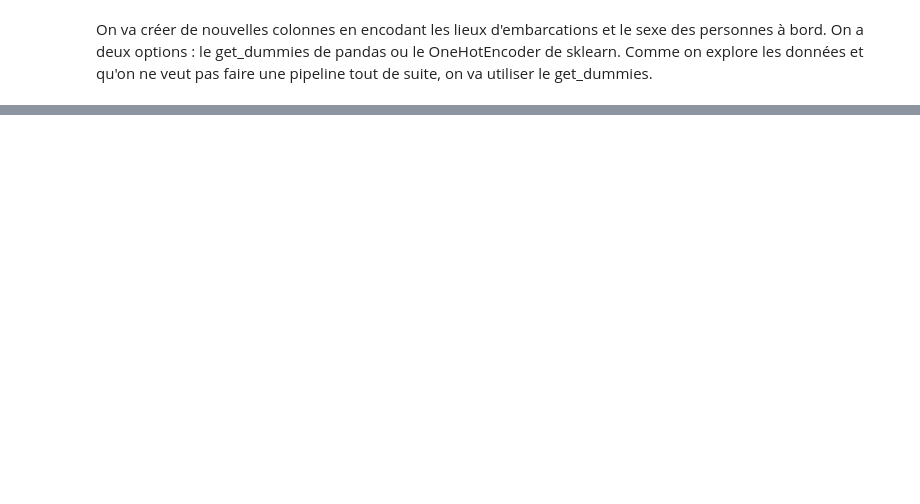
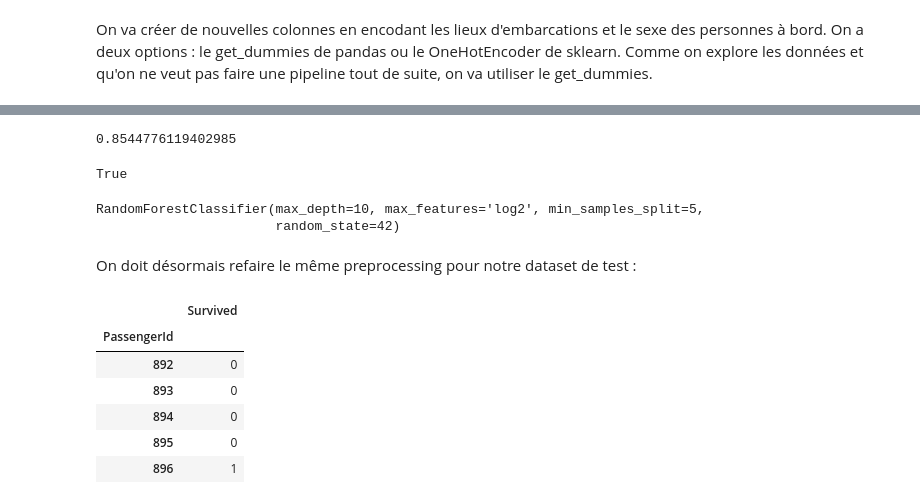
Before and after one commit to leclercrafael/kaggle_titanic, a Jupyter notebook: main.ipynb, the cells around one changed output, grey strips where cells are left out. Drawn from its saved outputs; the diff is of its cells as text; code cells hidden in the pictures; blank space fills up the shorter version.

Commit message:
Final classifier

```diff
--- a/main.ipynb
+++ b/main.ipynb
@@ -65,0 +166,7 @@ On va créer de nouvelles colonnes en encodant les lieux d'embarcations et le se
+# %%
+#We test again a model in order to have the value of accuracy or 'precision'
+from sklearn import metrics
+rf1=RandomForestClassifier(random_state=4)
+rf1.fit(X_train,y_train)
+print(rf1.score(X_test,y_test))
+print(metrics.precision_score(y_test, rf1.predict(X_test)))
@@ -65,0 +178,15 @@ On va créer de nouvelles colonnes en encodant les lieux d'embarcations et le se
+# %%
+rf=RandomForestClassifier(random_state=4)
+
+param_grid = {
+    'n_estimators': [100, 200, 500],
+    'max_depth': [3, 5, 10, 20, None],
+    'min_samples_split': [2, 5],
+    'min_samples_leaf': [0.1, 1, 2, 5],
+    'max_features': ['sqrt', 'log2'],
+    'random_state': [42]
+}
+
+grid = model_selection.GridSearchCV(rf, param_grid=param_grid, cv=kfold)
+
+grid.fit(X_train,y_train)
@@ -65,0 +199,17 @@ On va créer de nouvelles colonnes en encodant les lieux d'embarcations et le se
+# %%
+rf_final = RandomForestClassifier ( max_depth=10, max_features='log2', min_samples_leaf=1, min_samples_split=5, n_estimators=100, random_state=42)
+rf_final.fit(X_train, y_train)
+rf_final.score(X_test, y_test)
+# %% [output]
+0.8544776119402985
+# %%
+X.shape[0] == y.shape[0]
+# %% [output]
+True
+# %%
+rf_final.fit(X,y)
+# %% [output]
+RandomForestClassifier(max_depth=10, max_features='log2', min_samples_split=5,
+                       random_state=42)
+# %% [markdown]
+On doit désormais refaire le même preprocessing pour notre dataset de test :
@@ -65,0 +229,18 @@ On va créer de nouvelles colonnes en encodant les lieux d'embarcations et le se
+# %%
+import pickle
+pic=pickle.dumps(rf_final)
+rf_final=pickle.loads(pic)
+#X_truetest=process(X_truetest)
+y_pred=rf_final.predict(X_truetest)
+
+pred=pd.DataFrame(y_pred, index=index_id, columns=["Survived"])
+pred.to_csv('titanic_pred.csv')
+pred.head()
+# %% [output]
+|  | Survived |
+| PassengerId |  |
+| 892 | 0 |
+| 893 | 0 |
+| 894 | 0 |
+| 895 | 0 |
+| 896 | 1 |
```
Also changed, not shown: parts of 22 cells of this notebook.
